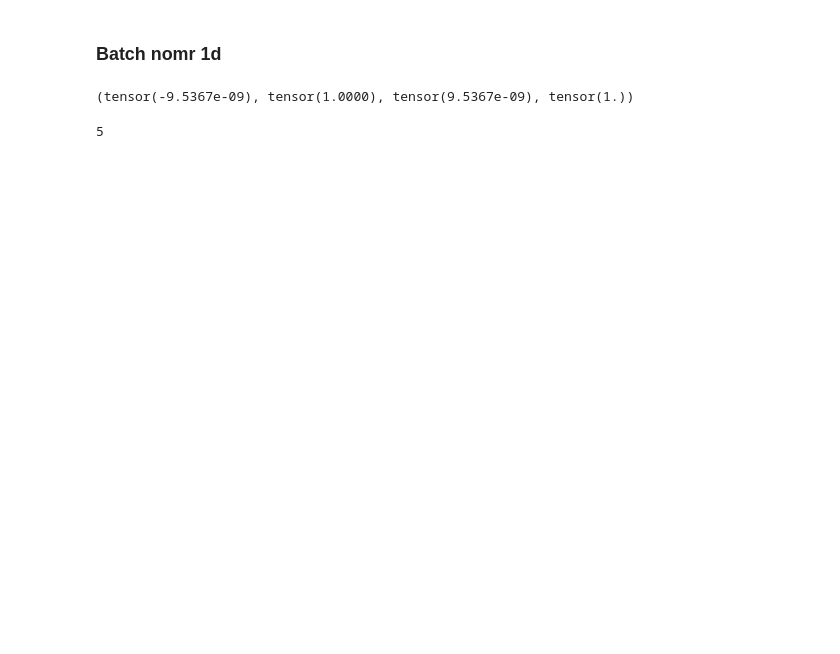
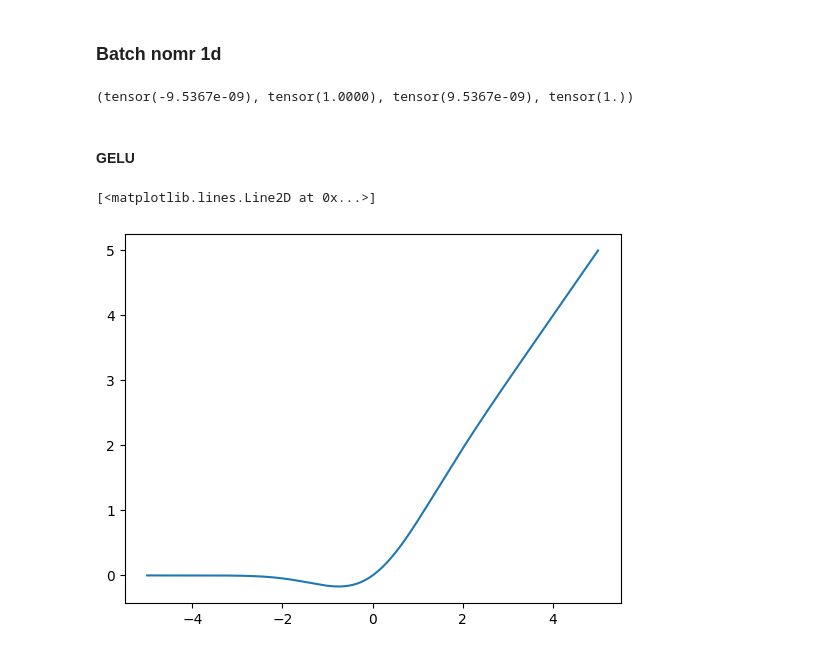
Before and after one commit to adamoz/mini, a Jupyter notebook: transformer/concepts.ipynb, the cells around one changed output. Drawn from its saved outputs; the diff is of its cells as text; code cells hidden in the pictures; blank space fills up the shorter version.

```diff
--- a/transformer/concepts.ipynb
+++ b/transformer/concepts.ipynb
@@ -298,0 +303,25 @@ torch.round(F.softmax(torch.tensor([[-2,2,5]], dtype=torch.float)), decimals=3),
+# %%
+# self attention
+torch.manual_seed(1337)
+B, T, C = 4, 8, 32
+heads = 1
+n_embed = 16
+n_hembed = int(n_embed / heads)
+x = torch.randn((B, T, C))
+
+# in case of cross attention key & value come from encoder part
+key = nn.Linear(C, n_hembed, bias=False)
+value = nn.Linear(C, n_hembed, bias=False)
+query = nn.Linear(C, n_hembed, bias=False)
+
+k = key(x) # B T head_size
+q = query(x) # B T head_size
+v = value(x) # B T head_size
+
+wei = q @ k.transpose(-2, -1) # B T head_size @ B head_size T -> B T T
+tril = torch.tril(torch.ones(T, T))
+wei = wei.masked_fill(tril == 0, float('-inf')) # difference between autoencoder and generator
+wei = F.softmax(wei, dim=-1)
+
+out = wei @ v
+out.shape
@@ -323,6 +415,17 @@ x = bn(x)
 x[0, :].mean(), x[0, :].std(), ((x[1, :] - x[1, :].mean())/x[1, :].std()).mean(),  ((x[1, :] - x[1, :].mean())/x[1, :].std()).std()
 # %% [output]
 (tensor(-9.5367e-09), tensor(1.0000), tensor(9.5367e-09), tensor(1.))
+# %% [markdown]
+#### GELU
 # %%
+def new_gelu(x):
+    """
+    Implementation of the GELU activation function currently in Google BERT repo (identical to OpenAI GPT).
+    Reference: Gaussian Error Linear Units (GELU) paper: https://arxiv.org/abs/1606.08415
+    """
+    return 0.5 * x * (1.0 + torch.tanh(math.sqrt(2.0 / math.pi) * (x + 0.044715 * torch.pow(x, 3.0))))
-# %% [output]
-5
+# %%
+plt.plot(np.linspace(-5,5, 200), list(map(lambda x: new_gelu(torch.tensor(x)), np.linspace(-5,5,200))))
+# %% [output]
+[<matplotlib.lines.Line2D at 0x...>]
+[figure, added]
```
Also changed, not shown: parts of 13 cells of this notebook, 2 other files.
